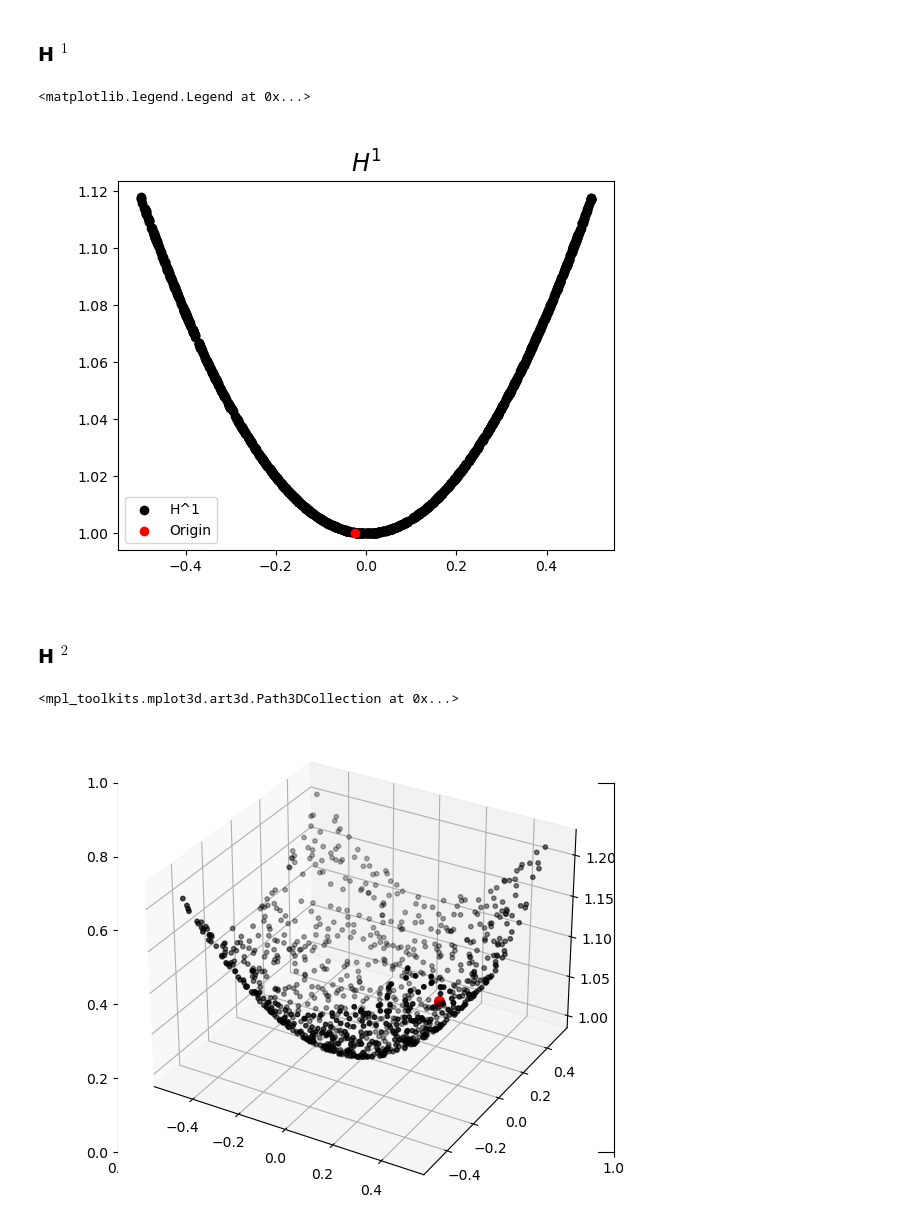
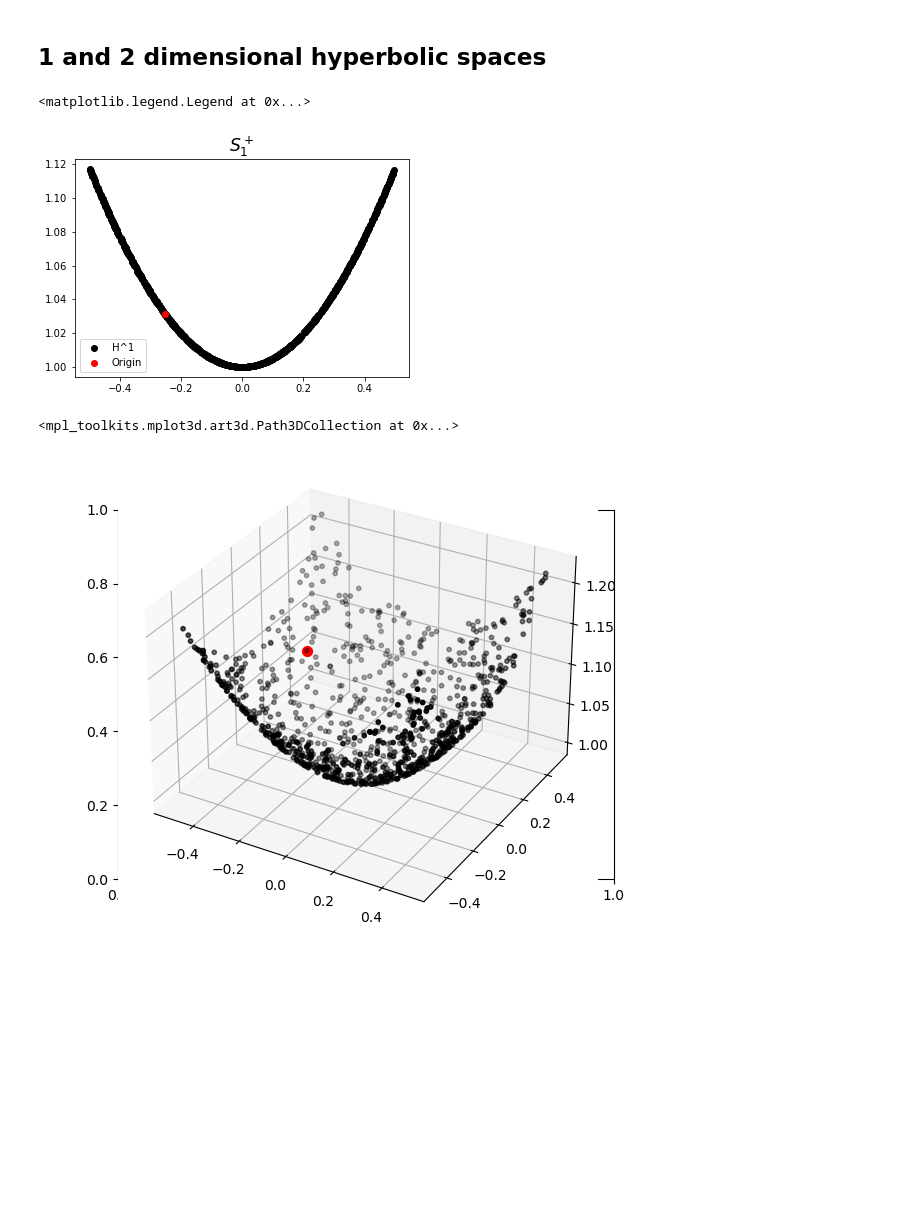
Before and after one commit to ed-ortizm/topological-curse-of-dimensionality, a Jupyter notebook: hyperbolic.ipynb, the cells around one changed output. Cells and saved outputs as stored; diff of their text form; code cells hidden in the pictures; blank space fills up the shorter version.

```diff
--- a/hyperbolic.ipynb
+++ b/hyperbolic.ipynb
@@ -50,2 +43,2 @@ D_mm = np.empty(nn.size)
-# %% [markdown]
-### H $^1$
+# %% [markdown]
+## 1 and 2 dimensional hyperbolic spaces
@@ -52,71 +48,39 @@ D_mm = np.empty(nn.size)
 # %%
-n = 1
-n_1_hyper = None  # data for 2D and 3D plot
-
-H_1 = random_points_hyperbolic(n=n, N=N, H_scale=H_scale)
-
-# Query point
-origin_at_minima = False
-
-if origin_at_minima is False:
-
-    Y = random_points_hyperbolic(n=n, N=1, H_scale=H_scale)
-
-else:
-
-    Y = None
+S_1 = random_points_hyperbolic(n=1, N=N)
+origin = S_1[np.random.randint(0, N)].reshape(1, -1)
 
 # plot 1-hyperbolic space
 fig, ax = plt.subplots(figsize=None)
 
-ax.set_title("$H^1$", fontsize="xx-large")
-ax.scatter(H_1[:, 1], H_1[:, 0], color="black", label="H^1")
-ax.scatter(Y[:, 1], Y[:, 0], color="red", label="Origin")
+ax.set_title("$S_1^+$", fontsize="xx-large")
+ax.scatter(S_1[:, 1], S_1[:, 0], color="black", label="H^1")
+ax.scatter(origin[:, 1], origin[:, 0], color="red", label="Origin")
 ax.legend()
-# fig.savefig(f"{save_plots_to}/n_2_hyperbolic_space.png")
-# fig.savefig(f"{save_plots_to}/n_2_hyperbolic_space.pdf")
+# fig.savefig(f"{save_plots_to}/1_hyperbolic_space.png")
 # %% [output]
 <matplotlib.legend.Legend at 0x...>
-[figure, old version]
+[figure, new version]
-# %% [markdown]
-### H $^2$
 # %%
-# 2-hyperbola
-n = 2
+S_2 = random_points_hyperbolic(n=2, N=N)
+origin = S_2[np.random.randint(0, N)].reshape(1, -1)
 
-H_2 = random_points_hyperbolic(n=n, N=N, H_scale=H_scale)
-
-# Query point
-origin_at_minima = False
-
-if origin_at_minima is False:
-
-    Y = random_points_hyperbolic(n=n, N=1, H_scale=H_scale)
-
-else:
-
-    # Set the origin at the minimum of the hyperbola
-    Y = np.zeros(H_2.shape[1])*H_scale
-
-
+%matplotlib widget
 fig, tmp = plt.subplots(
     figsize=None,
 )
 ax = Axes3D(fig=fig, auto_add_to_figure=False)
 fig.add_axes(ax)
 
-ax.set_title("$H^2$", fontsize="xx-large")
+ax.set_title("$S_2^+$", fontsize="xx-large")
 ax.scatter(
-    H_2[:, 2], H_2[:, 1], H_2[:, 0],
-    color="black", label="H^2", s=10
+    S_2[:, 2], S_2[:, 1], S_2[:, 0],
+    color="black", label="$S_2^+$", s=10
 )
 ax.scatter(
-    Y[:, 2], Y[:, 1], Y[:, 0],
+    origin[:, 2], origin[:, 1], origin[:, 0],
     color="red", label="Origin",
     s=50
 )
-# ax.mouse_init()
-# plt.show()
 # %% [output]
 <mpl_toolkits.mplot3d.art3d.Path3DCollection at 0x...>
-[figure, old version]
+[figure, new version]
```
Also changed, not shown: parts of 10 cells of this notebook.
